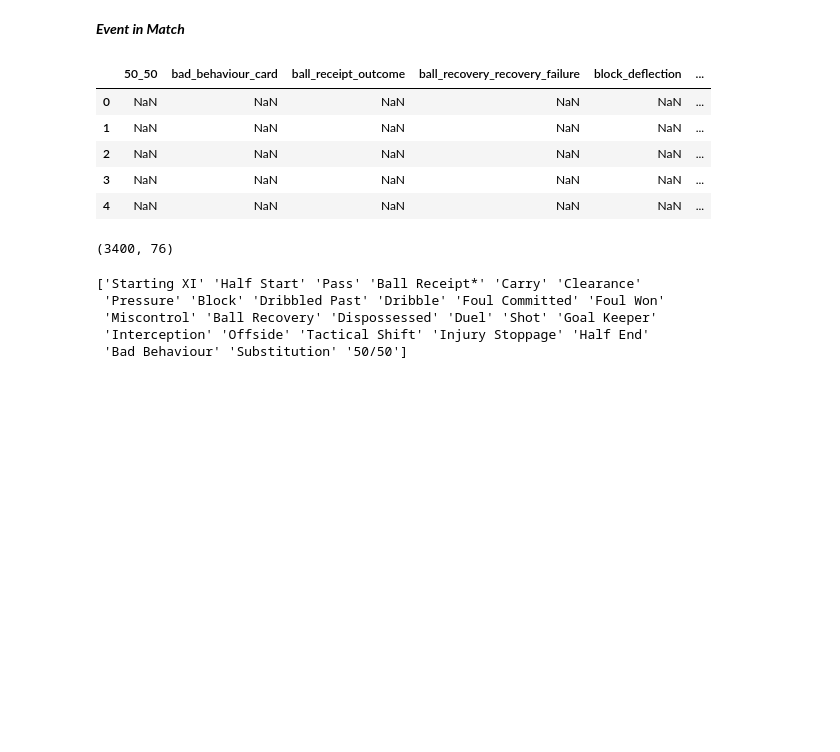
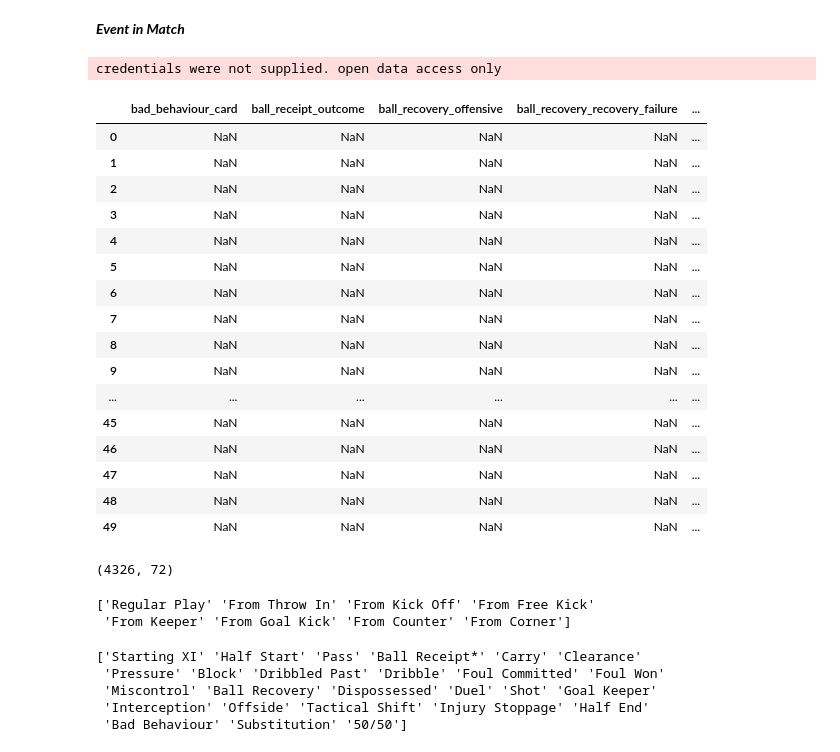
Before and after one commit to moh-it4/Project_Data_science, a Jupyter notebook: Code/Football analysis with Statsbomb.ipynb, the cells around one changed output. Cells and saved outputs as stored; diff of their text form; code cells hidden in the pictures; blank space fills up the shorter version.

```diff
--- a/Code/Football analysis with Statsbomb.ipynb
+++ b/Code/Football analysis with Statsbomb.ipynb
@@ -104,20 +103,38 @@ dtype: float64
 # %% [markdown]
 ***Event in Match***
 # %%
-event = sb.events(match_id=18244)
+event = sb.events(match_id=18236)
 pd.set_option('display.max_columns', None)
-event.head()
+event.head(50)
 # %% [output]
+credentials were not supplied. open data access only
-|  | 50_50 | bad_behaviour_card | ball_receipt_outcome | ball_recovery_recovery_failure | block_deflection | ... |
-| 0 | NaN | NaN | NaN | NaN | NaN | ... |
-| 1 | NaN | NaN | NaN | NaN | NaN | ... |
-| 2 | NaN | NaN | NaN | NaN | NaN | ... |
-| 3 | NaN | NaN | NaN | NaN | NaN | ... |
-| 4 | NaN | NaN | NaN | NaN | NaN | ... |
+|  | bad_behaviour_card | ball_receipt_outcome | ball_recovery_offensive | ball_recovery_recovery_failure | ... |
+| 0 | NaN | NaN | NaN | NaN | ... |
+| 1 | NaN | NaN | NaN | NaN | ... |
+| 2 | NaN | NaN | NaN | NaN | ... |
+| 3 | NaN | NaN | NaN | NaN | ... |
+| 4 | NaN | NaN | NaN | NaN | ... |
+| 5 | NaN | NaN | NaN | NaN | ... |
+| 6 | NaN | NaN | NaN | NaN | ... |
+| 7 | NaN | NaN | NaN | NaN | ... |
+| 8 | NaN | NaN | NaN | NaN | ... |
+| 9 | NaN | NaN | NaN | NaN | ... |
+| ... | ... | ... | ... | ... | ... |
+| 45 | NaN | NaN | NaN | NaN | ... |
+| 46 | NaN | NaN | NaN | NaN | ... |
+| 47 | NaN | NaN | NaN | NaN | ... |
+| 48 | NaN | NaN | NaN | NaN | ... |
+| 49 | NaN | NaN | NaN | NaN | ... |
 # %%
 event.shape
 # %% [output]
-(3400, 76)
+(4326, 72)
+# %%
+# Different types of play patterns
+print(event['play_pattern'].unique())
+# %% [output]
+['Regular Play' 'From Throw In' 'From Kick Off' 'From Free Kick'
+ 'From Keeper' 'From Goal Kick' 'From Counter' 'From Corner']
 # %%
 # Unique type of event
 print(event['type'].unique())
```
Also changed, not shown: parts of 17 cells of this notebook.
